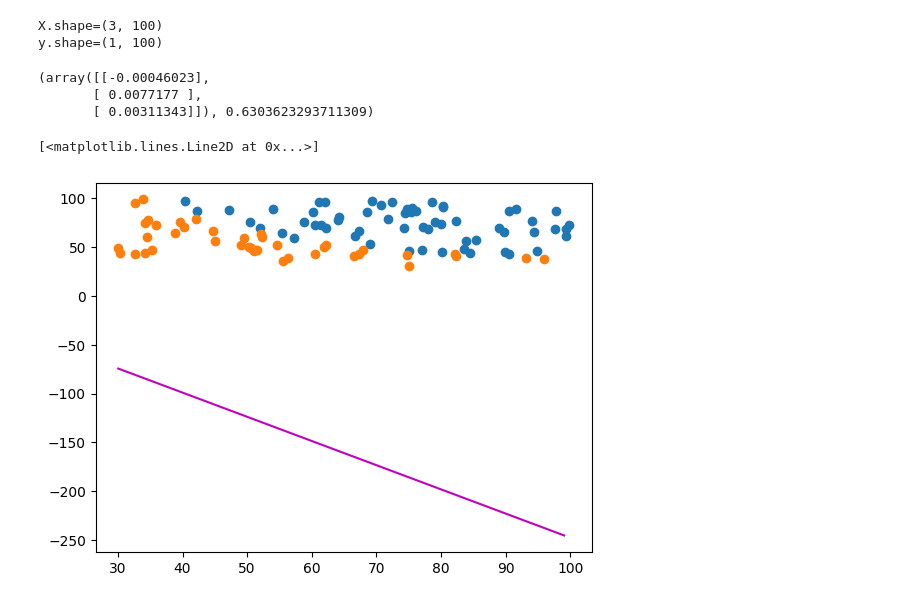
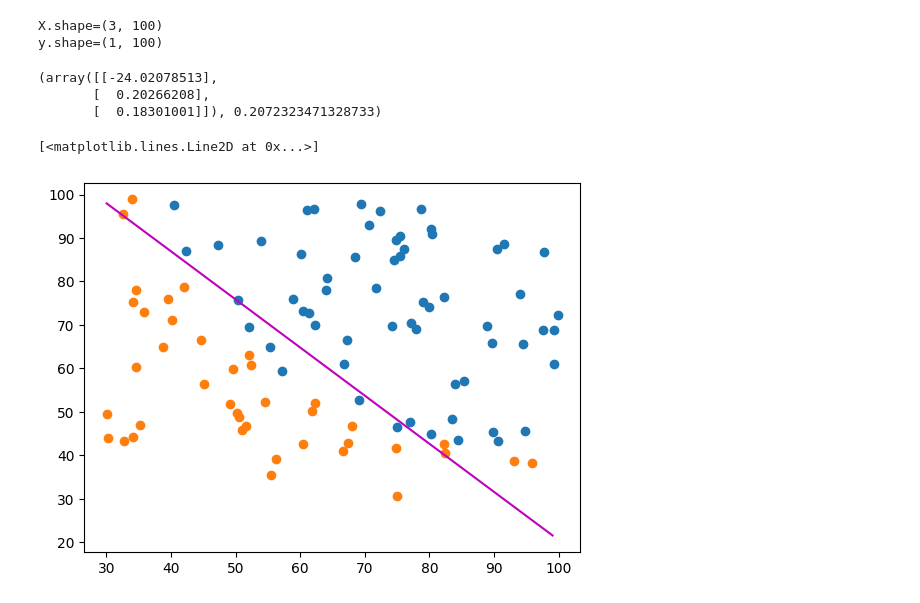
Before and after one commit to kapiotrow/ML, a Jupyter notebook: lab3/logistic_regression.ipynb, the cells around one changed output. Cells and saved outputs as stored; diff of their text form; code cells hidden in the pictures.

```diff
--- a/lab3/logistic_regression.ipynb
+++ b/lab3/logistic_regression.ipynb
@@ -71,23 +72,23 @@ print(f'{y.shape=}')
 X.shape=(3, 100)
 y.shape=(1, 100)
 # %%
-(theta, cost) = get_line(X, y, theta=np.array([[0], [0], [0]]), eps=1e-5, alpha=0.0001)
+(theta, cost) = get_line(X, y, theta=np.array([[0], [0], [0]]), eps=1e-5, alpha=0.006)
 print((theta, cost))
 
 y_b = np.array(y[0,:], dtype=bool)
 X1 = X[1,:]
 X2 = X[2,:]
 
 x1_db = np.arange(X[1, :].min(), X[1, :].max(), 1)
 x2_db = -theta[0, 0]/theta[2, 0] - theta[1, 0]/theta[2, 0]*x1_db
 
 fig, ax = plt.subplots()
 ax.scatter(X1[y_b], X2[y_b])
 ax.scatter(X1[y_b == 0], X2[y_b == 0])
 plt.plot(x1_db, x2_db, '-m')
 # %% [output]
-(array([[-0.00046023],
-       [ 0.0077177 ],
-       [ 0.00311343]]), 0.6303623293711309)
+(array([[-24.02078513],
+       [  0.20266208],
+       [  0.18301001]]), 0.2072323471328733)
 [<matplotlib.lines.Line2D at 0x...>]
-[figure, old version]
+[figure, new version]
```
Also changed, not shown: parts of 12 cells of this notebook.
